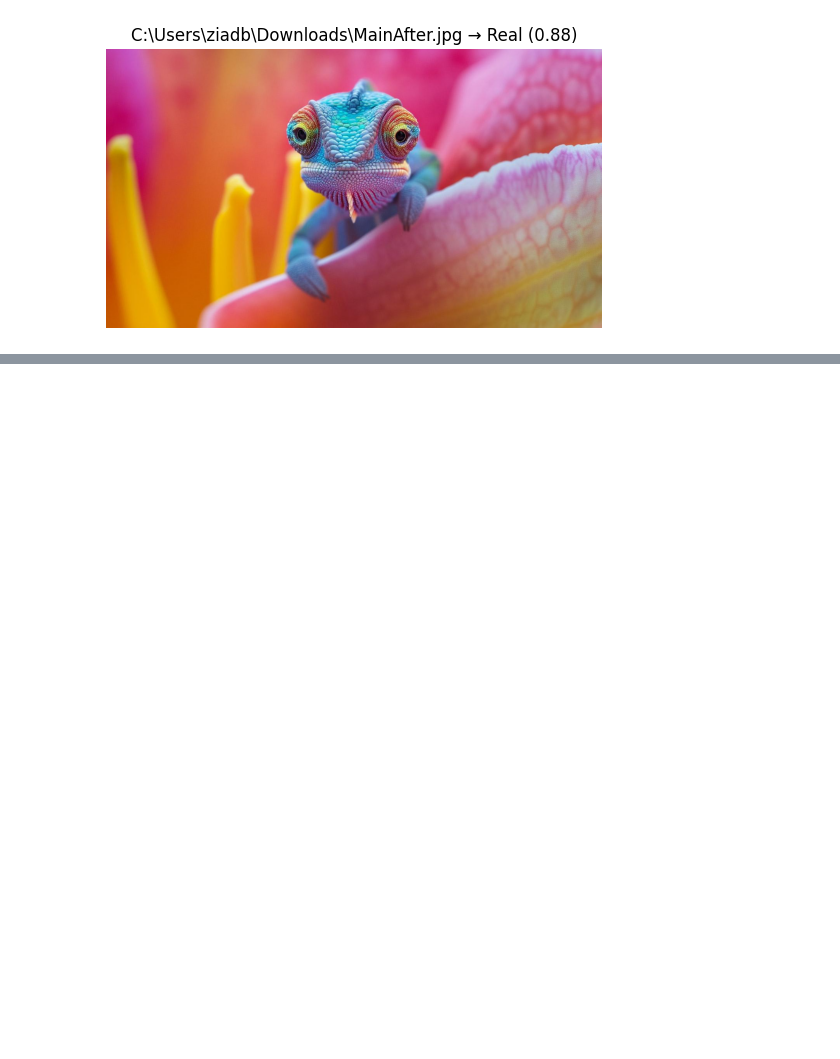
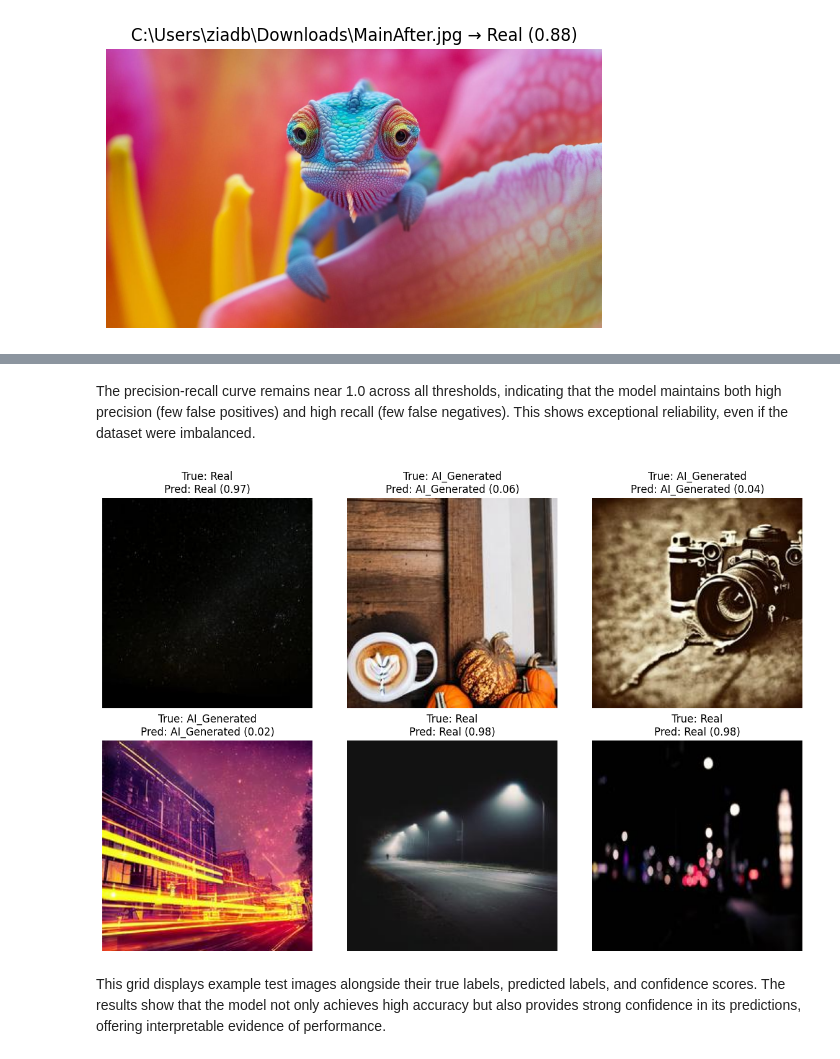
Before and after one commit to ZiadBassem/AI-vs-Real-Images, a Jupyter notebook: Notebooks/Main_Flow.ipynb, the cells around one changed output, grey strips where cells are left out. Saved outputs shown, nothing was run; the diff lists cells and outputs as text; code cells hidden in the pictures; blank space fills up the shorter version.

```diff
--- a/Notebooks/Main_Flow.ipynb
+++ b/Notebooks/Main_Flow.ipynb
@@ -135,0 +250,32 @@ for path in test_images:
+# %% [markdown]
+The precision-recall curve remains near 1.0 across all thresholds, indicating that the model
+maintains both high precision (few false positives) and high recall (few false negatives).
+This shows exceptional reliability, even if the dataset were imbalanced.
+# %%
+# ==== SAMPLE PREDICTIONS GRID ====
+import random
+fig, axes = plt.subplots(2, 3, figsize=(12, 8))
+
+sample_idx = random.sample(range(len(y_true)), 6)
+
+for ax, idx in zip(axes.flat, sample_idx):
+    img_path = None
+    for root, dirs, files in os.walk(TEST_DIR):
+        for f in files:
+            if f == filenames[idx]:
+                img_path = os.path.join(root, f)
+                break
+    if img_path:
+        img = plt.imread(img_path)
+        ax.imshow(img)
+        ax.set_title(f"True: {inv_map[y_true[idx]]}\nPred: {inv_map[y_pred[idx]]} ({y_score[idx]:.2f})")
+        ax.axis("off")
+
+plt.tight_layout()
+plt.show()
+# %% [output]
+[figure, added]
+# %% [markdown]
+This grid displays example test images alongside their true labels, predicted labels,
+and confidence scores. The results show that the model not only achieves high accuracy
+but also provides strong confidence in its predictions, offering interpretable evidence of performance.
```
Also changed, not shown: parts of 14 cells of this notebook, 3 other files.
